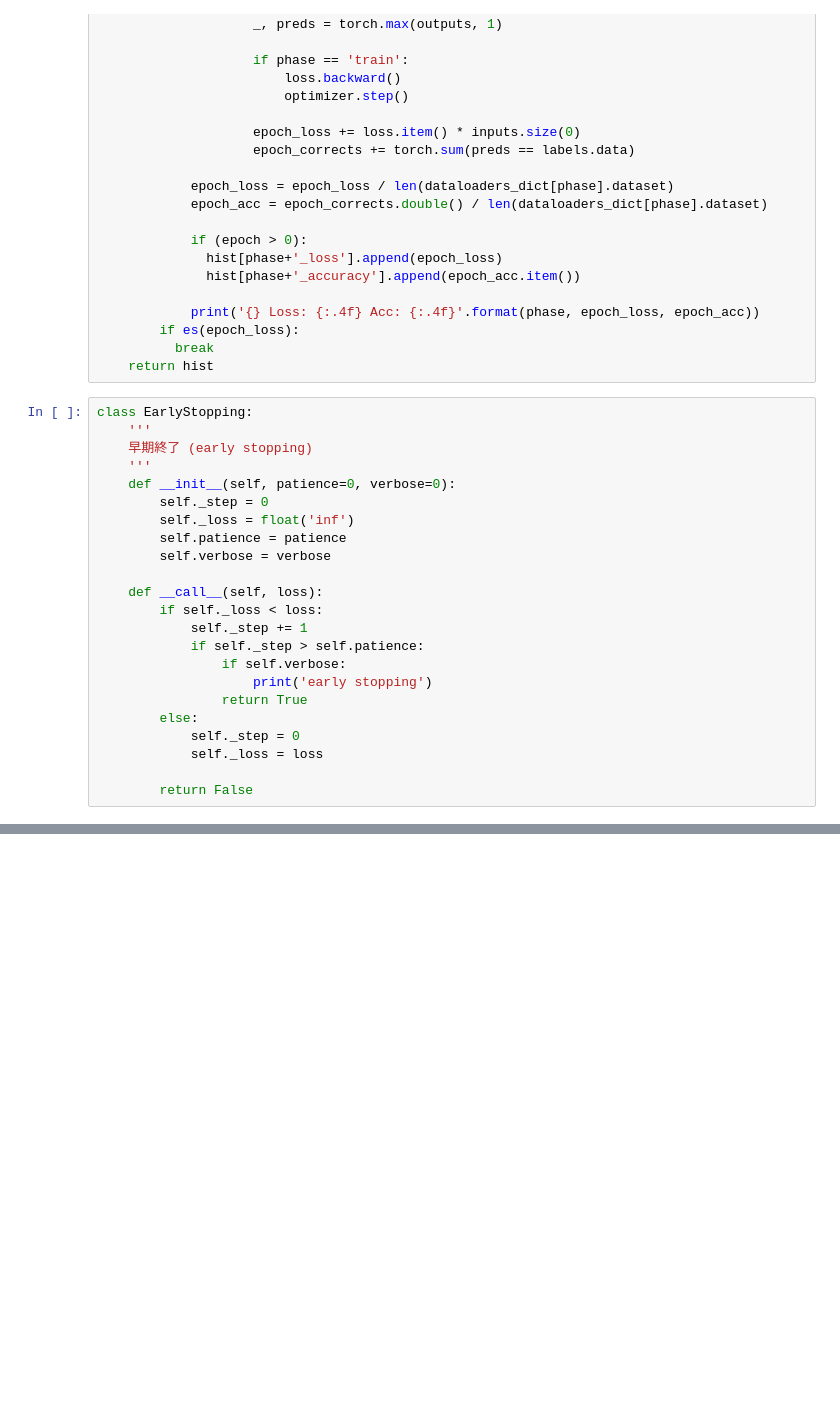
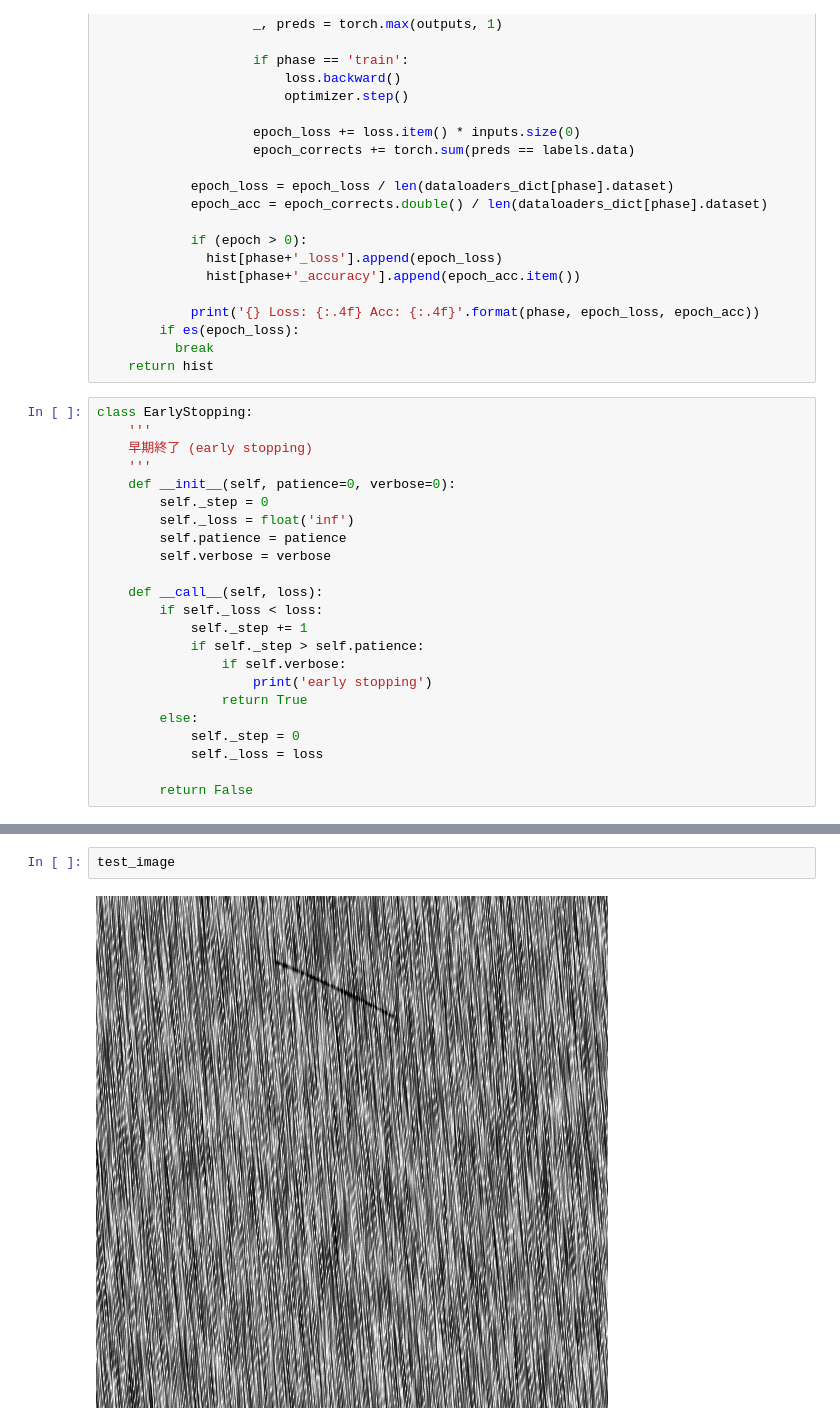
Before and after one commit to tanakakao/test, a Jupyter notebook: Untitled12.ipynb, the cells around one changed output, grey strips where cells are left out. Cells and saved outputs as stored; diff of their text form; blank space fills up the shorter version.

```diff
--- a/Untitled12.ipynb
+++ b/Untitled12.ipynb
@@ -339,0 +435,4 @@ plt.show()
+# %%
+test_image
+# %% [output]
+[figure, added]
```
Also changed, not shown: parts of 14 cells of this notebook.
